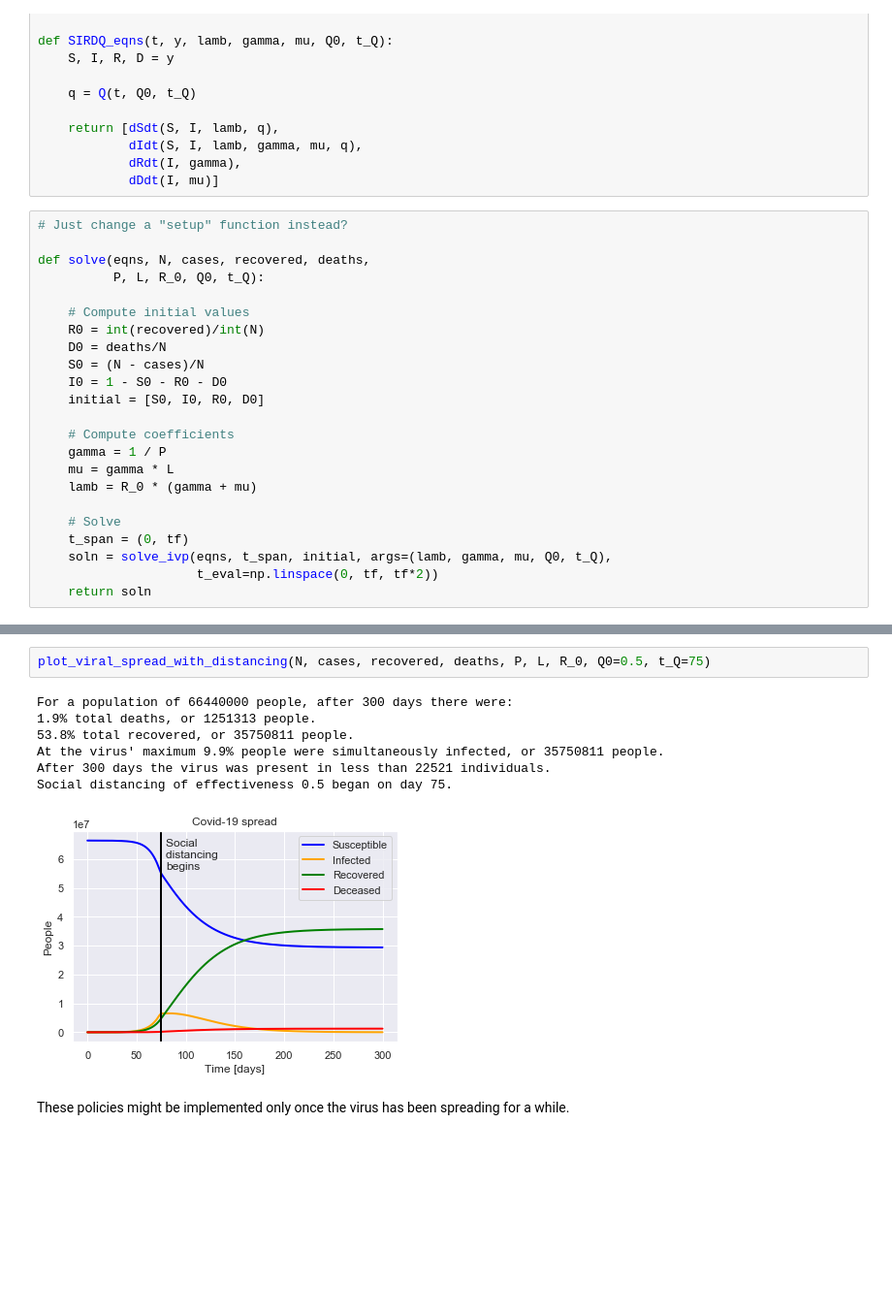
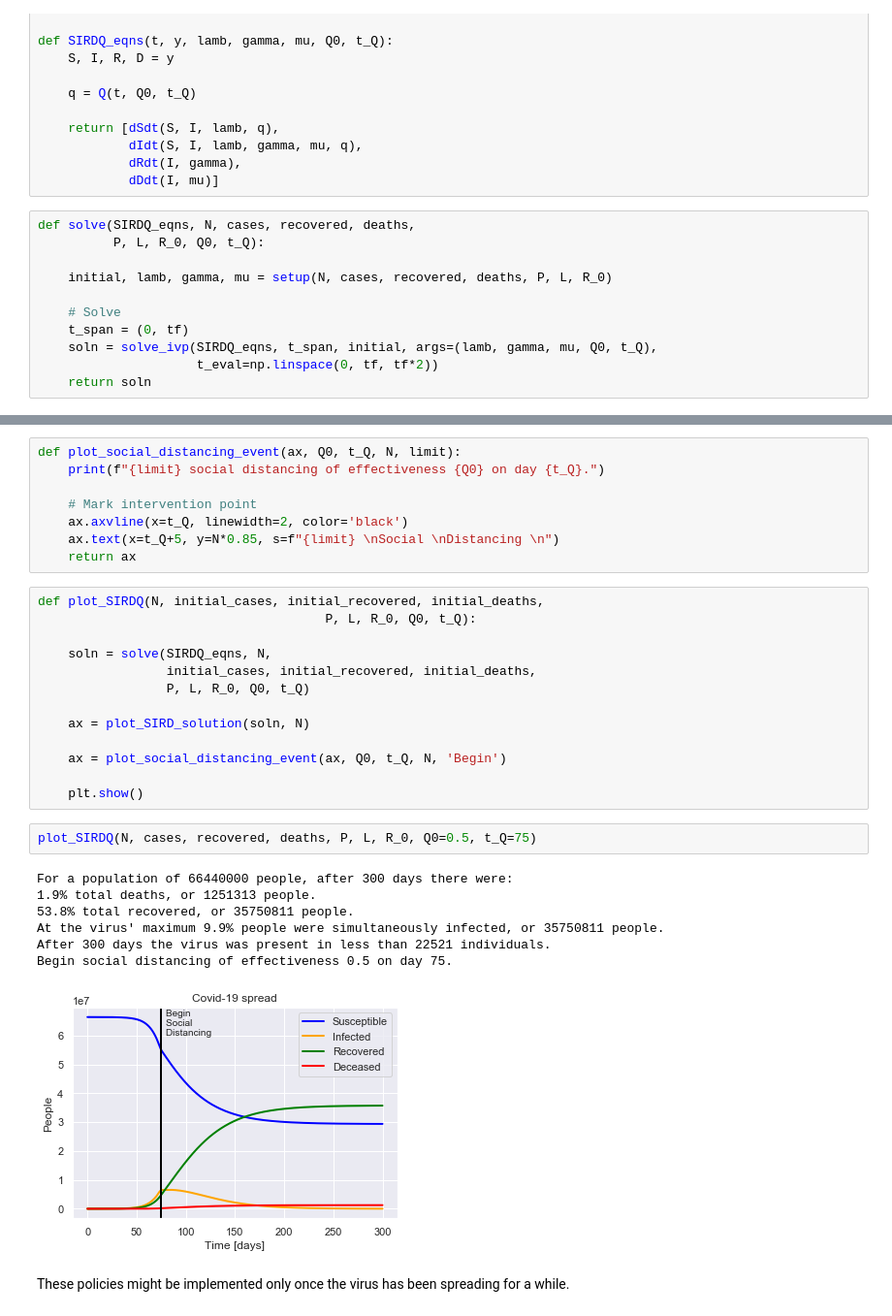
Before and after one commit to TomNicholas/coronavirus, a Jupyter notebook: covid-19_model.ipynb, the cells around one changed output, grey strips where cells are left out. Shown at 97% size. Saved outputs shown, nothing was run; the diff lists cells and outputs as text; blank space fills up the shorter version.

```diff
--- a/covid-19_model.ipynb
+++ b/covid-19_model.ipynb
@@ -247,25 +259,13 @@ def SIRDQ_eqns(t, y, lamb, gamma, mu, Q0, t_Q):
             dRdt(I, gamma),
             dDdt(I, mu)]
 # %%
-# Just change a "setup" function instead?
-
-def solve(eqns, N, cases, recovered, deaths,
+def solve(SIRDQ_eqns, N, cases, recovered, deaths,
           P, L, R_0, Q0, t_Q):
 
-    # Compute initial values
-    R0 = int(recovered)/int(N)
-    D0 = deaths/N
-    S0 = (N - cases)/N
-    I0 = 1 - S0 - R0 - D0
-    initial = [S0, I0, R0, D0]
-
-    # Compute coefficients
-    gamma = 1 / P
-    mu = gamma * L
-    lamb = R_0 * (gamma + mu)
+    initial, lamb, gamma, mu = setup(N, cases, recovered, deaths, P, L, R_0)
 
     # Solve
     t_span = (0, tf)
-    soln = solve_ivp(eqns, t_span, initial, args=(lamb, gamma, mu, Q0, t_Q),
+    soln = solve_ivp(SIRDQ_eqns, t_span, initial, args=(lamb, gamma, mu, Q0, t_Q),
                      t_eval=np.linspace(0, tf, tf*2))
     return soln
@@ -305,13 +272,34 @@ def plot_viral_spread_with_distancing(N, initial_cases, initial_recovered, initi
+# %%
+def plot_social_distancing_event(ax, Q0, t_Q, N, limit):
+    print(f"{limit} social distancing of effectiveness {Q0} on day {t_Q}.")
+
+    # Mark intervention point
+    ax.axvline(x=t_Q, linewidth=2, color='black')
+    ax.text(x=t_Q+5, y=N*0.85, s=f"{limit} \nSocial \nDistancing \n")
+    return ax
+# %%
+def plot_SIRDQ(N, initial_cases, initial_recovered, initial_deaths,
+                                      P, L, R_0, Q0, t_Q):
+
+    soln = solve(SIRDQ_eqns, N,
+                 initial_cases, initial_recovered, initial_deaths,
+                 P, L, R_0, Q0, t_Q)
+
+    ax = plot_SIRD_solution(soln, N)
+
+    ax = plot_social_distancing_event(ax, Q0, t_Q, N, 'Begin')
+
+    plt.show()
 # %%
-plot_viral_spread_with_distancing(N, cases, recovered, deaths, P, L, R_0, Q0=0.5, t_Q=75)
+plot_SIRDQ(N, cases, recovered, deaths, P, L, R_0, Q0=0.5, t_Q=75)
 # %% [output]
 For a population of 66440000 people, after 300 days there were:
 1.9% total deaths, or 1251313 people.
 53.8% total recovered, or 35750811 people.
 At the virus' maximum 9.9% people were simultaneously infected, or 35750811 people.
 After 300 days the virus was present in less than 22521 individuals.
-Social distancing of effectiveness 0.5 began on day 75.
+Begin social distancing of effectiveness 0.5 on day 75.
-[figure, old version]
+[figure, new version]
 # %% [markdown]
 These policies might be implemented only once the virus has been spreading for a while.
 # %%
```
Also changed, not shown: parts of 15 cells of this notebook.
